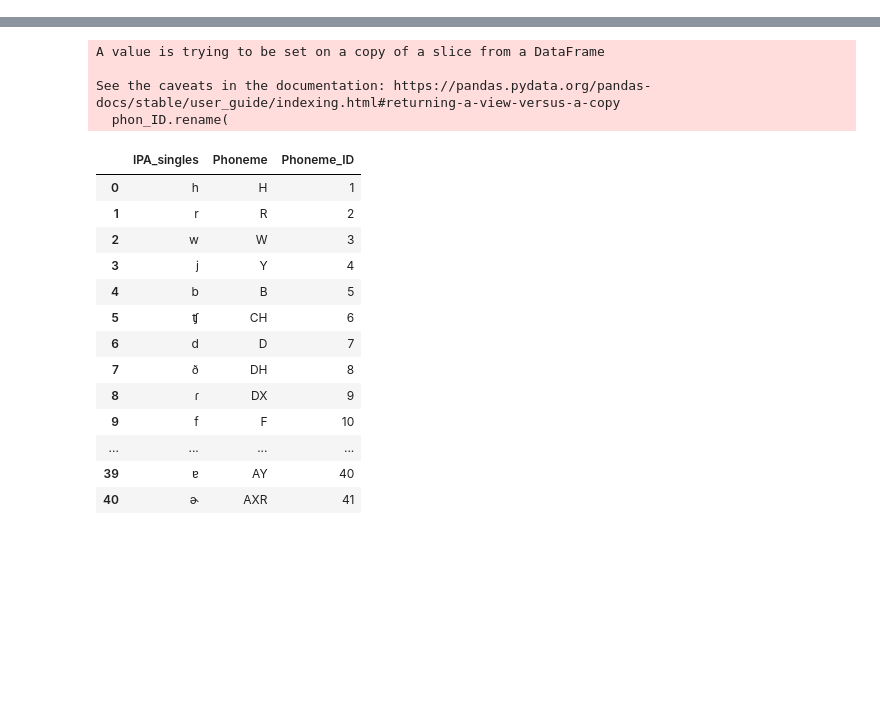
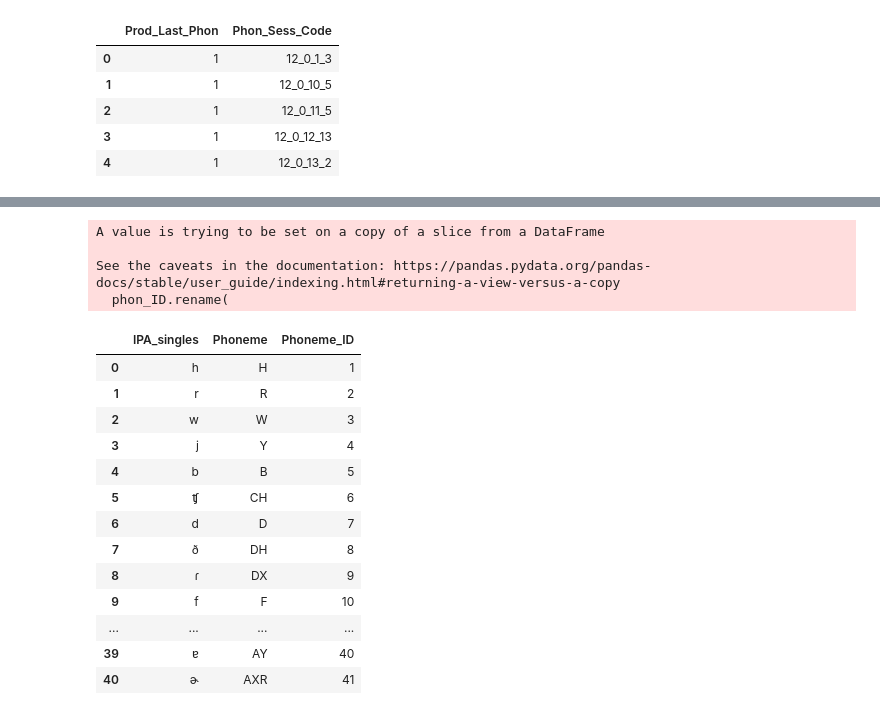
Before and after one commit to tmbiro/lvPhon, a Jupyter notebook: Python/1-DataCleaning-v092723.ipynb, the cells around one changed output, grey strips where cells are left out. Drawn from its saved outputs; the diff is of its cells as text; code cells hidden in the pictures; blank space fills up the shorter version.

```diff
--- a/Python/1-DataCleaning-v092723.ipynb
+++ b/Python/1-DataCleaning-v092723.ipynb
@@ -424,0 +371,27 @@ dat.head()
+# %%
+#Create a code to tie each word and phoneme together based on phoneme position
+df2['Code'] = df2["Word_ID"].astype(str) + str('_') + df2["Prod_Phon_N"].astype(str)
+
+#Create a separate code to tie each participant to their word-phoneme production pairs
+df2['Phon_Sess_Code'] = (
+    df2["PID"].astype(str) +
+    str('_') +
+    df2["Session_ID"].astype(str) +
+    str('_') +
+    df2["Prod_Word_N"].astype(str) +
+    str('_') +
+    df2["Prod_Phon_N"].astype(str)
+    .astype(str)
+)
+
+#Create a separate code to tie each participant to their word productions
+df2['Word_Sess_Code'] = (
+    df2["PID"].astype(str) +
+    str('_') +
+    df2["Session_ID"].astype(str) +
+    str('_') +
+    df2["Prod_Word_N"].astype(str)
+    .astype(str)
+)
+
+df2.head()
@@ -424,0 +405,25 @@ dat.head()
+# %%
+#Before we can do anything with the syllables we need to identify the last phoneme produced within each production attempt
+
+last_prod_phon = df2.groupby('Word_Sess_Code')['Prod_Phon_N'].last().to_frame()
+
+last_prod_phon['Prod_Last_Phon'] = 1
+
+last_prod_phon = last_prod_phon.reset_index()
+
+last_prod_phon['Phon_Sess_Code'] = (
+    last_prod_phon["Word_Sess_Code"].astype(str) +
+    str('_') +
+    last_prod_phon["Prod_Phon_N"].astype(str)
+)
+
+last_prod_phon = last_prod_phon.drop(columns=['Word_Sess_Code','Prod_Phon_N'])
+
+last_prod_phon.head()
+# %% [output]
+|  | Prod_Last_Phon | Phon_Sess_Code |
+| 0 | 1 | 12_0_1_3 |
+| 1 | 1 | 12_0_10_5 |
+| 2 | 1 | 12_0_11_5 |
+| 3 | 1 | 12_0_12_13 |
+| 4 | 1 | 12_0_13_2 |
```
Also changed, not shown: parts of 65 cells of this notebook, 2 other files.
